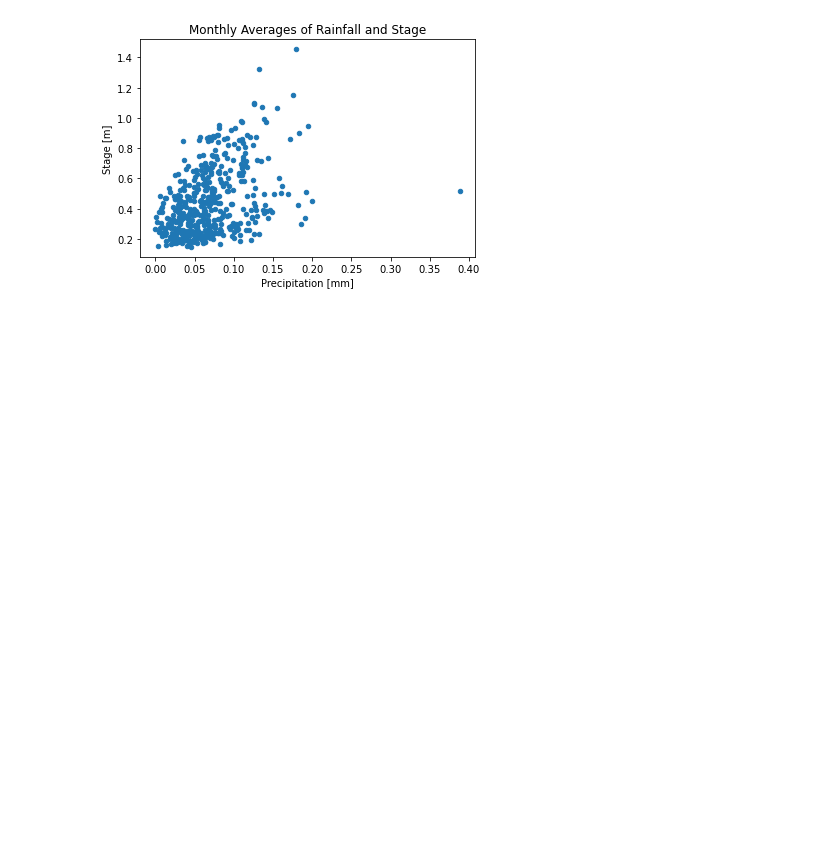
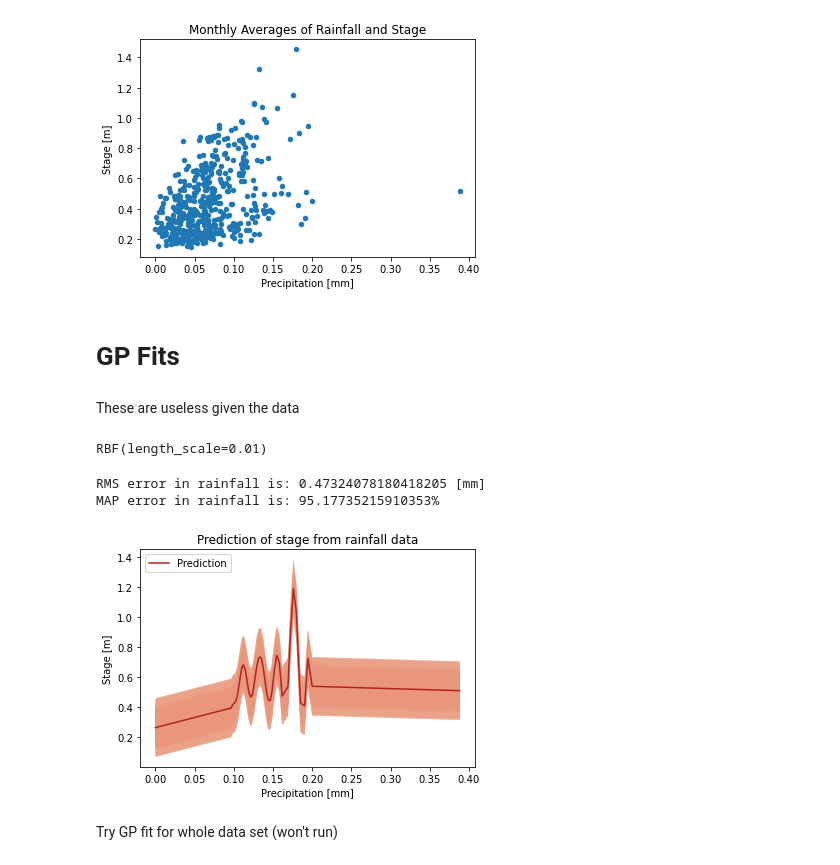
Before and after one commit to ai4er-cdt/flood_risk_shipston, a Jupyter notebook: notebooks/rainfall_data.ipynb, the cells around one changed output. Saved outputs shown, nothing was run; the diff lists cells and outputs as text; code cells hidden in the pictures; blank space fills up the shorter version.

Commit message:
finished rainfall analysis

```diff
--- a/notebooks/rainfall_data.ipynb
+++ b/notebooks/rainfall_data.ipynb
@@ -218,3 +218,82 @@ plt.title('Monthly Averages of Rainfall and Stage')
 # %% [output]
 Text(0.5, 1.0, 'Monthly Averages of Rainfall and Stage')
 [figure]
+# %% [markdown]
+# GP Fits
+# %% [markdown]
+These are useless given the data
+# %%
+#Try and predict stage from rainfall
+from sklearn.gaussian_process import GaussianProcessRegressor
+from sklearn.gaussian_process.kernels import ConstantKernel, RBF
+
+
+#df_rainfall_and_stage_dropped_nans=df_rainfall_and_stage_complete.dropna()
+
+#X = df_rainfall_and_stage_complete['rainfall'].values.reshape(-1,1)
+#y = df_rainfall_and_stage_complete['stage'].values
+
+stage_and_rainfall_monthly_dropped_nans=stage_and_rainfall_monthly.dropna()
+#print(stage_and_rainfall_monthly_dropped_nans)
+
+X = stage_and_rainfall_monthly_dropped_nans['Precipitation [mm]'].values.reshape(-1,1)
+y = stage_and_rainfall_monthly_dropped_nans['Stage [m]'].values
+
+
+y = y[np.argsort(X, axis=0)] #Reorder them from time order to ascending by value
+X = np.sort(X, axis=0) #So that the line plot looks sensible
+
+X_train = np.append(X[0::500], X[-100:], axis = 0) #Every 500th data point and the last 100
+y_train = np.append(y[0::500], y[-100:], axis = 0)
+#print(X_train)
+
+#Sort X_train into ascending order (for plotting)
+
+
+kernel = RBF(5, (1e-2, 1e2))
+
+gp = GaussianProcessRegressor(kernel=kernel,
+                              n_restarts_optimizer=10, alpha = 0.1**2)
+
+gp.fit(X_train, y_train)
+
+print(gp.kernel_)
+# %% [output]
+RBF(length_scale=0.01)
+# %%
+gp.score(X,y)
+
+y_pred, sigma = gp.predict(X, return_std=True)
+
+mean_sq_err = ((y_pred - y)**2).mean()
+
+print("RMS error in rainfall is: " + str(np.sqrt(mean_sq_err)) + " [mm]")
+
+mean_abs_prc_err = (abs( (y_pred - y) / y) ).mean()
+
+print("MAP error in rainfall is: " + str(100*mean_abs_prc_err) + "%")
+# %% [output]
+RMS error in rainfall is: 0.47324078180418205 [mm]
+MAP error in rainfall is: 95.17735215910353%
+# %%
+#Plot predictions based on the training data to avoid memory errors
+y_pred_train, sigma = gp.predict(X_train, return_std=True)
+
+plt.figure()
+plt.plot(X_train, y_pred_train, 'firebrick', label='Prediction')
+#plt.scatter(X, y, marker='x', color='coral', label = 'Observations')
+plt.fill(np.concatenate([X_train, X_train[::-1]]),
+         np.concatenate([y_pred_train - 1.9600 * sigma,
+                        (y_pred_train + 1.9600 * sigma)[::-1]]),
+         alpha=.5, fc='darksalmon', ec='None')
+plt.xlabel('Precipitation [mm]')
+plt.ylabel('Stage [m]')
+plt.title('Prediction of stage from rainfall data')
+
+plt.legend(loc='upper left')
+
+plt.show()
+# %% [output]
+[figure, added]
+# %% [markdown]
+Try GP fit for whole data set (won't run)
```
Also changed, not shown: parts of 2 cells of this notebook.
